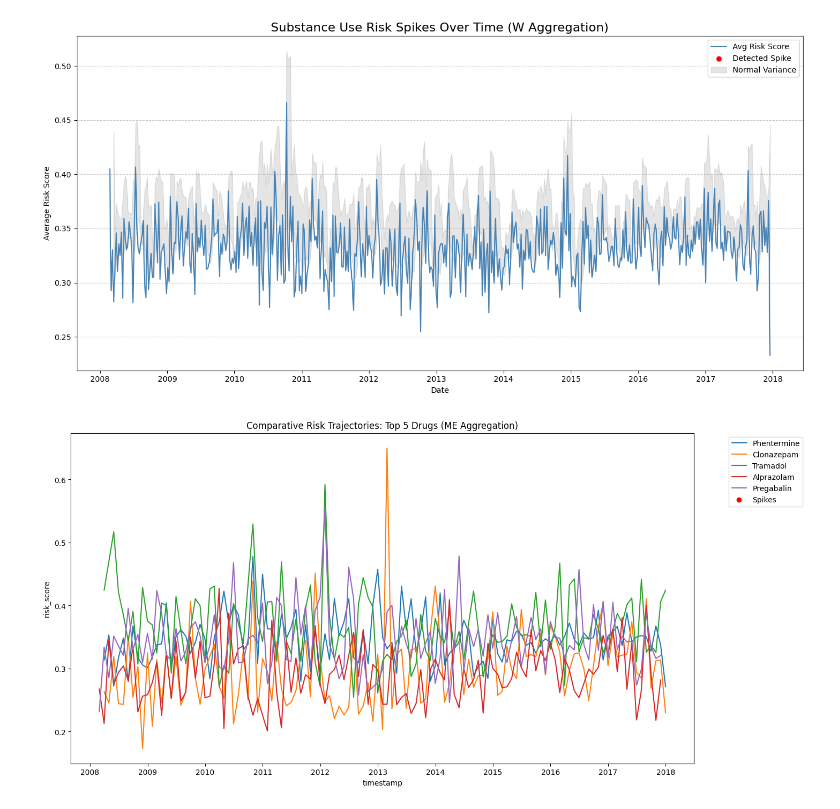
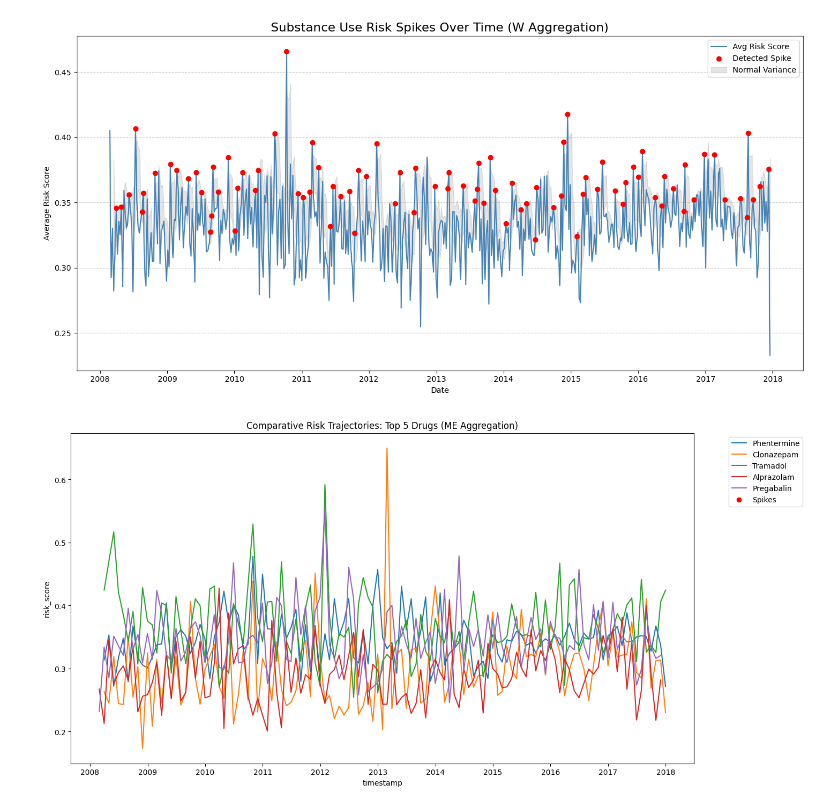
Before and after one commit to BigDataAnalytics-CS5542/lab_10, a Jupyter notebook: notebooks/processing_results.ipynb, the cells around one changed output. Cells and saved outputs as stored; diff of their text form; code cells hidden in the pictures.

Commit message:
Added graphs

```diff
--- a/notebooks/processing_results.ipynb
+++ b/notebooks/processing_results.ipynb
@@ -178,35 +168,36 @@ def plot_risk_spikes(csv_path: str, frequency: str = 'W'):
 
     # 3. Define Spike Threshold (Mean + 2 Standard Deviations)
     rolling_mean = temporal_df['mean'].rolling(window=4).mean()
     rolling_std = temporal_df['mean'].rolling(window=4).std()
-    threshold = rolling_mean + (2 * rolling_std)
+    threshold = rolling_mean + (1 * rolling_std)
 
     # Identify boolean mask for spikes
     spikes = temporal_df['mean'] > threshold
 
     # 4. Visualization
     plt.figure(figsize=(14, 7))
     sns.lineplot(data=temporal_df, x=temporal_df.index, y='mean', label='Avg Risk Score', color='steelblue')
 
     # Highlight Spikes
     plt.scatter(temporal_df.index[spikes], temporal_df['mean'][spikes], color='red', label='Detected Spike', zorder=5)
 
     # Visual Polish
     plt.fill_between(temporal_df.index, rolling_mean, threshold, color='gray', alpha=0.2, label='Normal Variance')
     plt.title(f'Substance Use Risk Spikes Over Time ({frequency} Aggregation)', fontsize=16)
     plt.xlabel('Date')
     plt.ylabel('Average Risk Score')
     plt.legend()
     plt.grid(axis='y', linestyle='--', alpha=0.7)
     plt.tight_layout()
+    plt.savefig('../visualizations/cumulative_spikes_over_time.png')
     plt.show()
 
     return temporal_df[spikes]
 
 # Execute
 high_risk_periods = plot_risk_spikes("../data/processed_signals.csv", frequency='W')
 # %% [output]
-[figure, old version]
+[figure, new version]
 # %%
 def analyze_top_5_drug_spikes(csv_path: str, frequency: str = 'M'):
     # 1. Load and immediately fix the index
```
Also changed, not shown: parts of 8 cells of this notebook, 8 other files.
